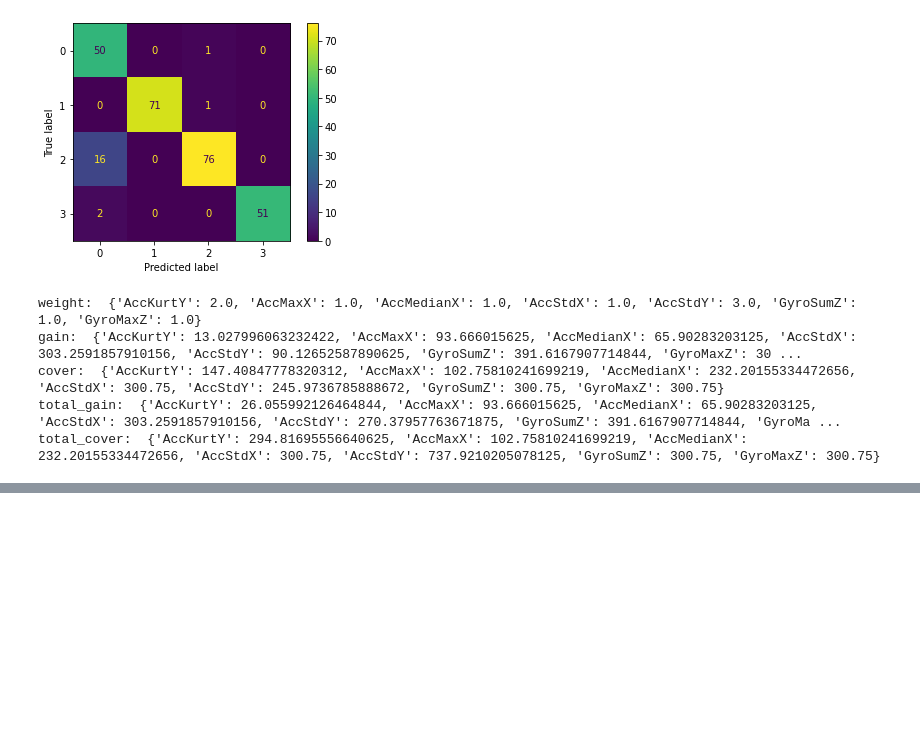
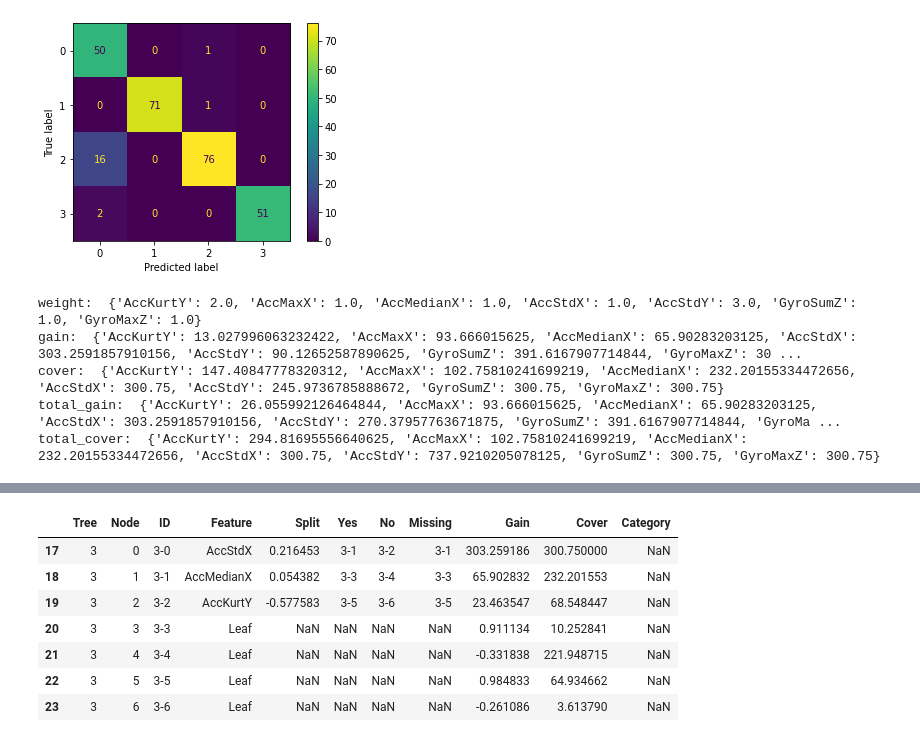
Before and after one commit to monikachudyba/MachineLearningProjects, a Jupyter notebook: Driving Behavior Dataset.ipynb, the cells around one changed output, grey strips where cells are left out. Cells and saved outputs as stored; diff of their text form; code cells hidden in the pictures; blank space fills up the shorter version.

```diff
--- a/Driving Behavior Dataset.ipynb
+++ b/Driving Behavior Dataset.ipynb
@@ -966,0 +1007,11 @@ xgb.to_graphviz(clf_xgb, num_trees = 0, size = "10, 10",
+# %%
+bst.trees_to_dataframe().query("Tree == 3")
+# %% [output]
+|  | Tree | Node | ID | Feature | Split | Yes | No | Missing | Gain | Cover | Category |
+| 17 | 3 | 0 | 3-0 | AccStdX | 0.216453 | 3-1 | 3-2 | 3-1 | 303.259186 | 300.750000 | NaN |
+| 18 | 3 | 1 | 3-1 | AccMedianX | 0.054382 | 3-3 | 3-4 | 3-3 | 65.902832 | 232.201553 | NaN |
+| 19 | 3 | 2 | 3-2 | AccKurtY | -0.577583 | 3-5 | 3-6 | 3-5 | 23.463547 | 68.548447 | NaN |
+| 20 | 3 | 3 | 3-3 | Leaf | NaN | NaN | NaN | NaN | 0.911134 | 10.252841 | NaN |
+| 21 | 3 | 4 | 3-4 | Leaf | NaN | NaN | NaN | NaN | -0.331838 | 221.948715 | NaN |
+| 22 | 3 | 5 | 3-5 | Leaf | NaN | NaN | NaN | NaN | 0.984833 | 64.934662 | NaN |
+| 23 | 3 | 6 | 3-6 | Leaf | NaN | NaN | NaN | NaN | -0.261086 | 3.613790 | NaN |
```
Also changed, not shown: parts of 30 cells of this notebook.
